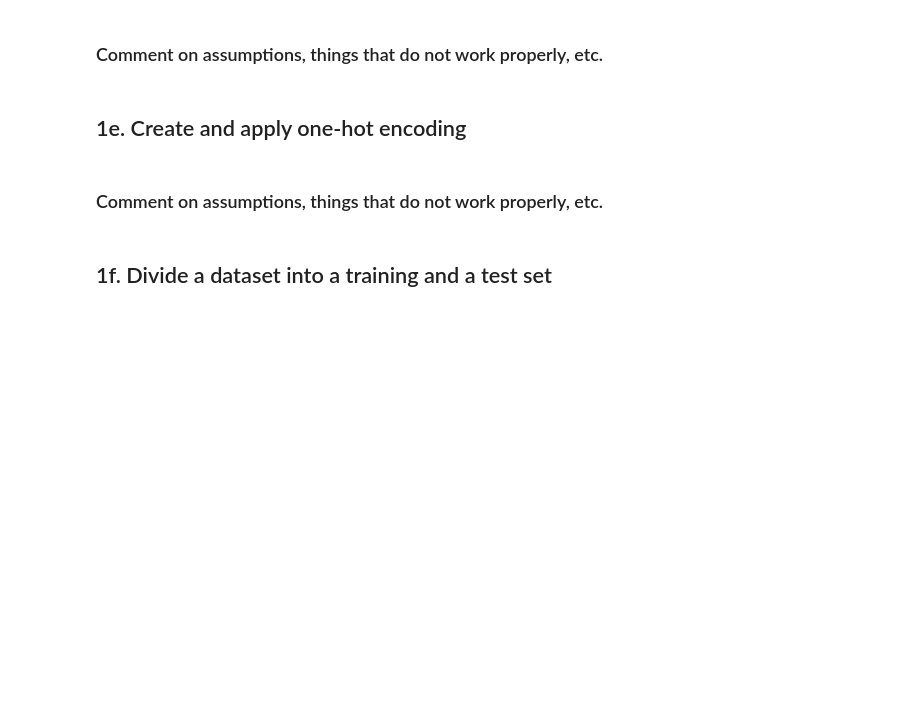
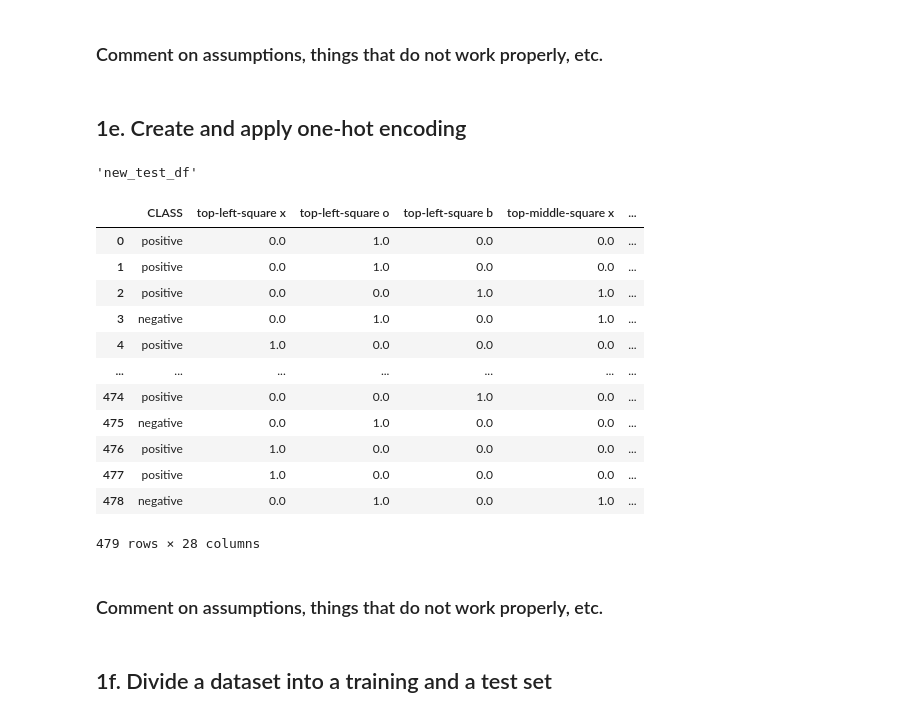
Before and after one commit to shoshano/Programing_for_data_science, a Jupyter notebook: Assignment1/Assignment_1.ipynb, the cells around one changed output. Cells and saved outputs as stored; diff of their text form; code cells hidden in the pictures; blank space fills up the shorter version.

```diff
--- a/Assignment1/Assignment_1.ipynb
+++ b/Assignment1/Assignment_1.ipynb
@@ -330,7 +330,7 @@ def create_bins(df, nobins = 10, bintype = "equal-size"):
     df_copy = df.copy()
     binning = {}
     # Hint 2: Discretize columns of type "float" or "int" only (and which are not labeled "CLASS" or "ID")
-    numeric_cols = glass_train_df.select_dtypes(include=['float', 'int']).columns.tolist()
+    numeric_cols = df_copy.select_dtypes(include=['float', 'int']).columns.tolist()
     numeric_cols_no_ids = [c for c in numeric_cols if c not in ["ID", "CLASS"]]
     # Hint 3: Consider using pd.cut and pd.qcut respectively, with labels=False and retbins=True
     for column in numeric_cols_no_ids:
@@ -465,3 +495,27 @@ Fe:[ -inf 0.062 0.118 0.24    inf]
+# %%
+train_df = pd.read_csv("tic-tac-toe_train.csv")
+
+new_train, one_hot = create_one_hot(train_df)
+
+test_df = pd.read_csv("tic-tac-toe_test.csv")
+
+new_test_df = apply_one_hot(test_df,one_hot)
+display("new_test_df",new_test_df)
+# %% [output]
+'new_test_df'
+|  | CLASS | top-left-square x | top-left-square o | top-left-square b | top-middle-square x | ... |
+| 0 | positive | 0.0 | 1.0 | 0.0 | 0.0 | ... |
+| 1 | positive | 0.0 | 1.0 | 0.0 | 0.0 | ... |
+| 2 | positive | 0.0 | 0.0 | 1.0 | 1.0 | ... |
+| 3 | negative | 0.0 | 1.0 | 0.0 | 1.0 | ... |
+| 4 | positive | 1.0 | 0.0 | 0.0 | 0.0 | ... |
+| ... | ... | ... | ... | ... | ... | ... |
+| 474 | positive | 0.0 | 0.0 | 1.0 | 0.0 | ... |
+| 475 | negative | 0.0 | 1.0 | 0.0 | 0.0 | ... |
+| 476 | positive | 1.0 | 0.0 | 0.0 | 0.0 | ... |
+| 477 | positive | 1.0 | 0.0 | 0.0 | 0.0 | ... |
+| 478 | negative | 0.0 | 1.0 | 0.0 | 1.0 | ... |
+479 rows × 28 columns
 # %%
 # Test your code  (leave this part unchanged)
 
```
Also changed, not shown: parts of 1 cell of this notebook.
